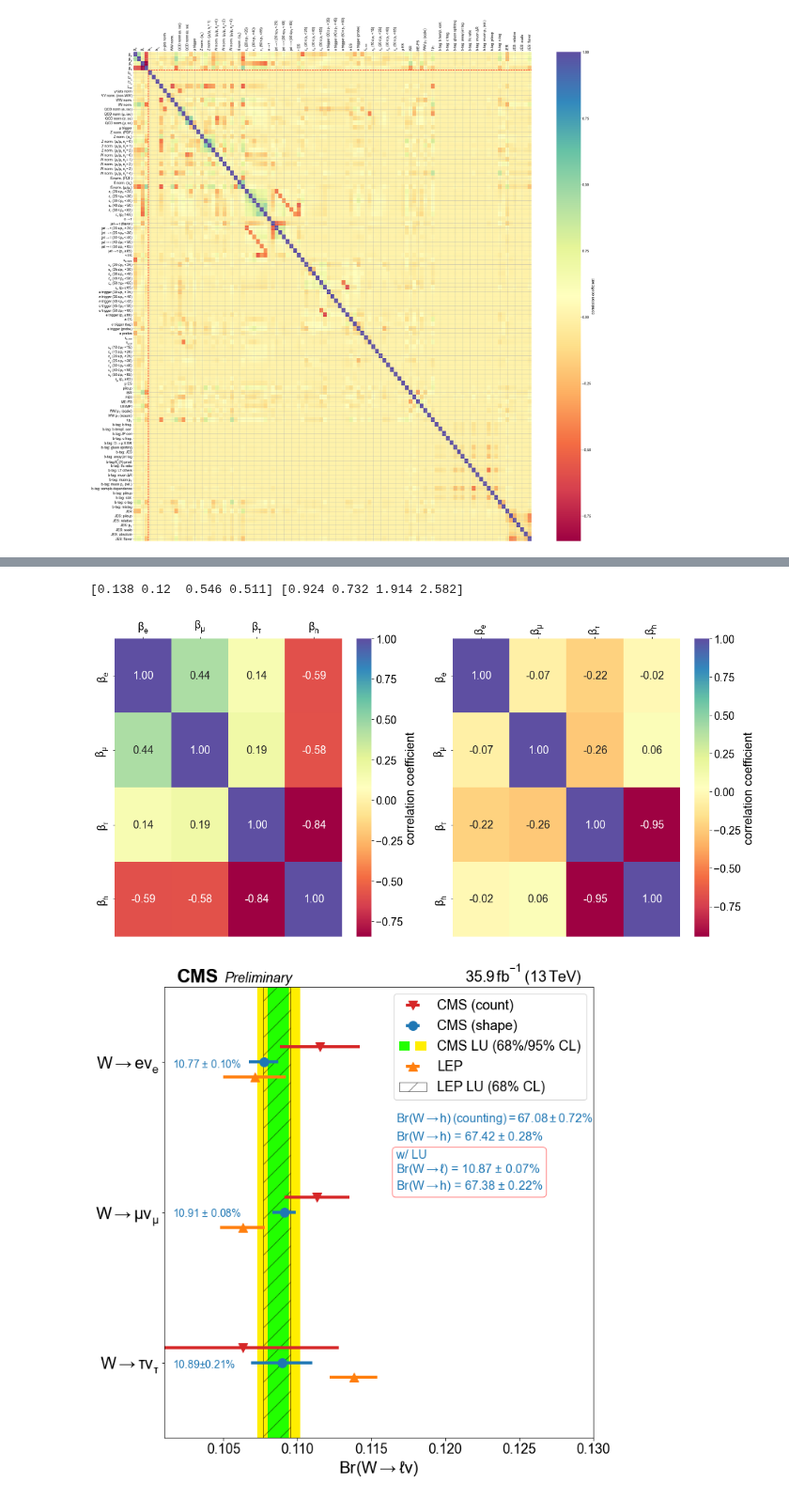
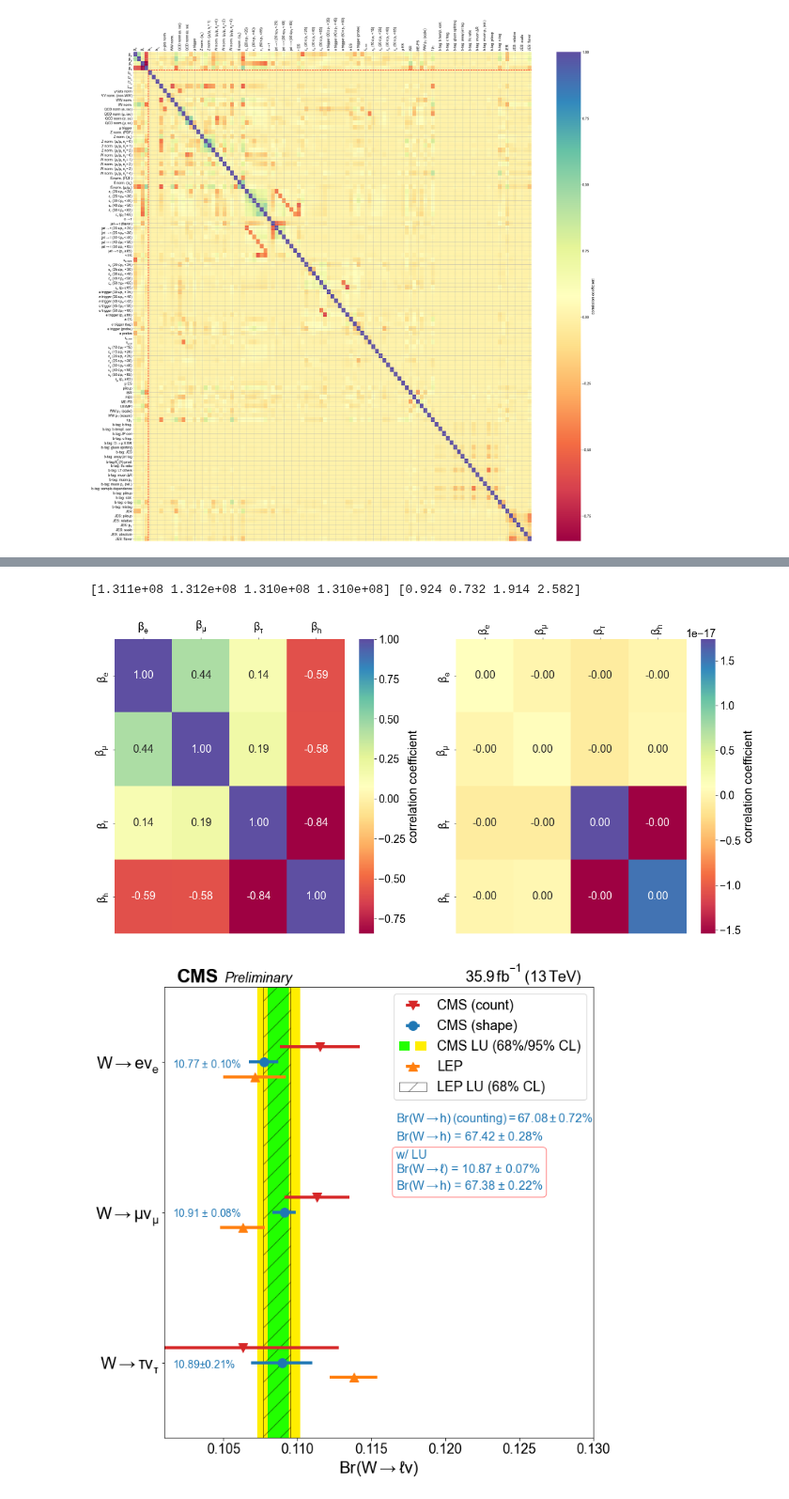
Before and after one commit to NWUHEP/analysis-tools, a Jupyter notebook: notebooks/baseline_fits.ipynb, the cells around one changed output, grey strips where cells are left out. Shown at 94% size. Drawn from its saved outputs; the diff is of its cells as text; code cells hidden in the pictures.

```diff
--- a/notebooks/baseline_fits.ipynb
+++ b/notebooks/baseline_fits.ipynb
@@ -256,6 +256,13 @@ p_mle = result_null.x
 fobj.keywords['lu_test'] = 0
 fobj_jac.keywords['lu_test'] = 0
 stderr_lu, corr_lu = fh.calculate_covariance(fobj, p_mle)
+
+# calculate covariance matrix assuming semi-LU
+print('Calculating full covariance...')
+p_mle = result_alt1.x
+fobj.keywords['lu_test'] = 0
+fobj_jac.keywords['lu_test'] = 0
+stderr_plu, corr_plu = fh.calculate_covariance(fobj, p_mle)
 
 # calculate covariance matrix from the inverse of the Hessian of the NLL
 print('Calculating full covariance...')
@@ -418,36 +468,44 @@ ax = axes[0]
 sns.heatmap(df_corr.iloc[:4, :4], cmap='Spectral', annot=True, fmt='.2f', ax=ax, cbar_kws={'label': r'correlation coefficient'})
 ax.set_xlabel('')
 ax.set_ylabel('')
 ax.xaxis.tick_top()
 #ax.xaxis.set_ticks(np.arange(0, df_corr.shape[0], 1))
 plt.xticks(rotation=90)
 
 # transform W branching fraction covariance by marginalizing over nuisance parameters
 cov = corr*np.outer(stderr, stderr)
 U0 = cov[:4, :4]
 V = cov[:4, 4:]
 W0 = cov[4:, 4:]
+
+#cov_inv = np.linalg.pinv(cov)
+#U0 = cov_inv[:4, :4]
+#V = cov_inv[:4, 4:]
+#W0 = cov_inv[4:, 4:]
+
 U = U0 - np.dot(V, np.dot(np.linalg.pinv(W0), V.T))
-err_new = np.sqrt(U.diagonal())
+
+cov_new = np.linalg.pinv(U)
+err_new = np.sqrt(cov_new.diagonal())
 corr_new =  U/np.outer(err_new, err_new)
 df_corr_marginal = pd.DataFrame(corr_new, columns=p_labels_fancy[:4], index=p_labels_fancy[:4])
 print(100*err_new[:4]/0.108, 100*stderr[:4]/0.108)
 
 ax = axes[1]
 sns.heatmap(df_corr_marginal.iloc[:4, :4], cmap='Spectral', annot=True, fmt='.2f', ax=ax, cbar_kws={'label': r'correlation coefficient'})
 ax.set_xlabel('')
 ax.set_ylabel('')
 ax.xaxis.tick_top()
 #ax.xaxis.set_ticks(np.arange(0, df_corr.shape[0], 1))
 plt.xticks(rotation=90)
 
 plt.tight_layout()
 plt.subplots_adjust(top=0.9)
 plt.savefig(f'plots/systematics/correlation_matrix_POI_{scenario}.pdf')
 plt.show()
 # %% [output]
-[0.138 0.12  0.546 0.511] [0.924 0.732 1.914 2.582]
+[1.311e+08 1.312e+08 1.310e+08 1.310e+08] [0.924 0.732 1.914 2.582]
-[figure, old version]
+[figure, new version]
 # %%
 # presentation of results
 fig, axes = plt.subplots(1, 1, figsize=(10, 10), facecolor='white')
```
Also changed, not shown: parts of 2 cells of this notebook, 3 other files.
